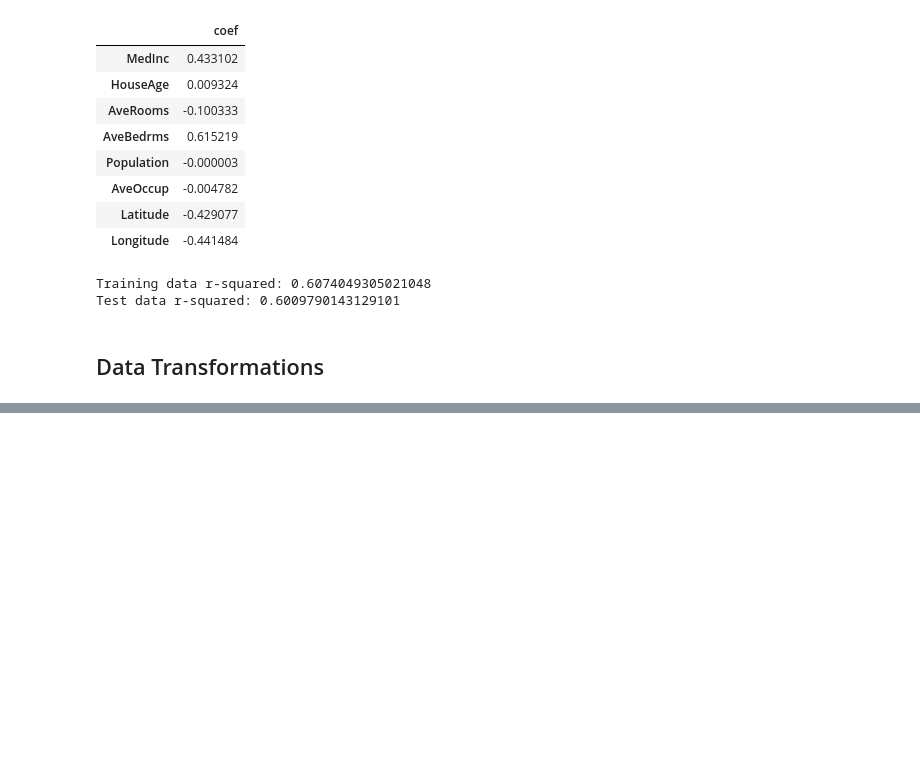
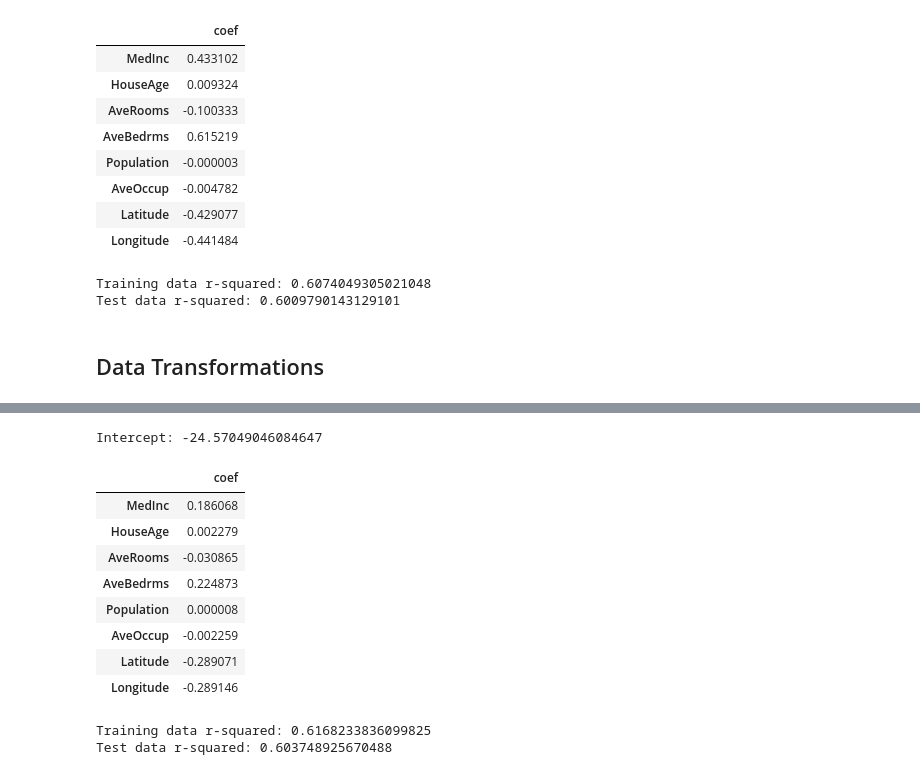
Before and after one commit to alextianyf/MachineLearning_ProblemSets, a Jupyter notebook: 3. Predict House Prices with Multivariable Linear Regression/3.2 Mutilvariable Regression.ipynb, the cells around one changed output, grey strips where cells are left out. Cells and saved outputs as stored; diff of their text form; code cells hidden in the pictures; blank space fills up the shorter version.

```diff
--- a/3. Predict House Prices with Multivariable Linear Regression/3.2 Mutilvariable Regression.ipynb
+++ b/3. Predict House Prices with Multivariable Linear Regression/3.2 Mutilvariable Regression.ipynb
@@ -548,0 +589,28 @@ NameError: name 'data' is not defined
+# %%
+prices = np.log(data['PRICE']) # use log prices
+features = data.drop('PRICE', axis=1) # return features which not include 'PRICE' column
+
+X_train, X_test, y_train, y_test = train_test_split(features, prices, test_size=0.2, random_state=10) # test size is 20%
+# %%
+regr = LinearRegression()
+regr.fit(X_train, y_train)
+
+print('Intercept:', regr.intercept_)
+pd.DataFrame(data=regr.coef_, index = X_train.columns, columns=['coef'])
+# %% [output]
+Intercept: -24.57049046084647
+|  | coef |
+| MedInc | 0.186068 |
+| HouseAge | 0.002279 |
+| AveRooms | -0.030865 |
+| AveBedrms | 0.224873 |
+| Population | 0.000008 |
+| AveOccup | -0.002259 |
+| Latitude | -0.289071 |
+| Longitude | -0.289146 |
+# %%
+print('Training data r-squared:', regr.score(X_train,y_train))
+print('Test data r-squared:', regr.score(X_test,y_test))
+# %% [output]
+Training data r-squared: 0.6168233836099825
+Test data r-squared: 0.603748925670488
```
Also changed, not shown: parts of 9 cells of this notebook.
